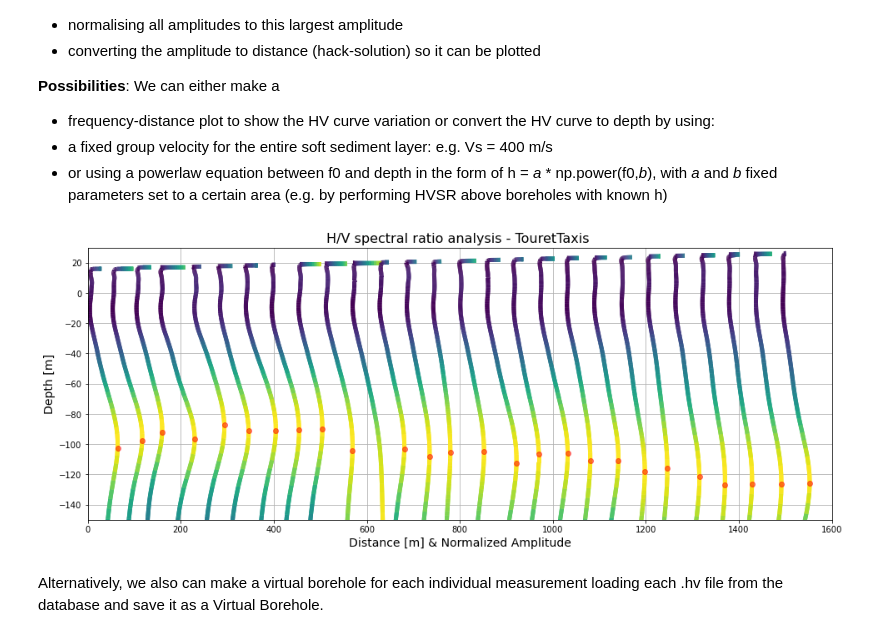
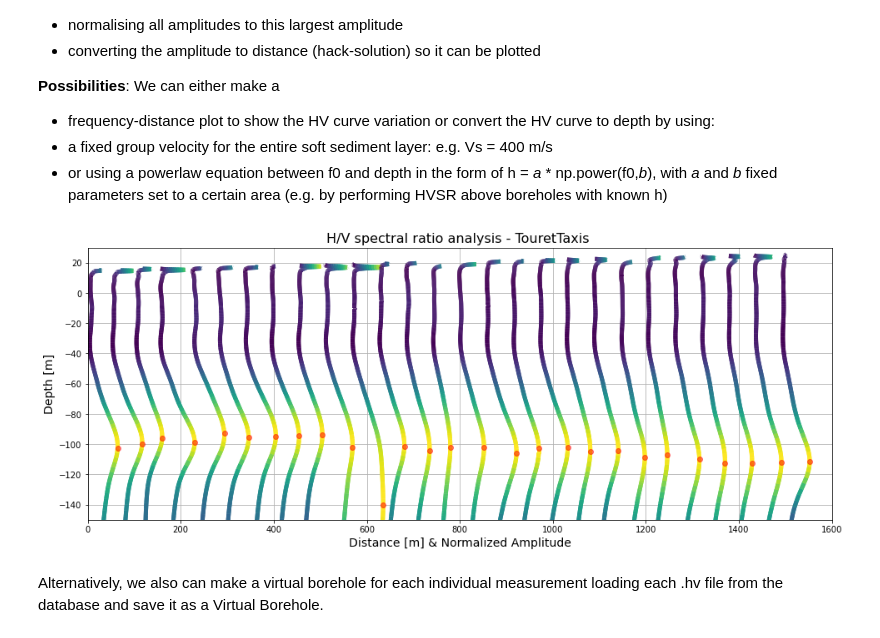
Before and after one commit to heinerigel/skience2023, a Jupyter notebook: 02_Tuesday/Afternoon/01_HVSR_Minionology_ex1_Brussels.ipynb, the cells around one changed output. Cells and saved outputs as stored; diff of their text form; code cells hidden in the pictures.

```diff
--- a/02_Tuesday/Afternoon/01_HVSR_Minionology_ex1_Brussels.ipynb
+++ b/02_Tuesday/Afternoon/01_HVSR_Minionology_ex1_Brussels.ipynb
@@ -480,7 +484,10 @@ for id, group in db_HVSR.groupby("H/V"):
         plt.scatter(A0, f0_avg, c = 'red', edgecolors = 'green', alpha = 0.5, zorder = 10 ,
                     label='$f_0$: %s Hz \n$A_0$: %s'%(round(f0_curve,2), round(A0_max_curve,1)))
 
-
+        # or get the values from a partial part of the HV curve and scatterplot
+        f_range, A_range, A_min_range, A_max_range = get_params_from_partial_HV_curve(HV_file, 10 , 100)
+        plt.scatter(A_range, f_range, c = 'blue', edgecolors = 'grey', alpha = 0.8, zorder = 10,
+                    label='$f_0$: %s Hz \n$A_0$: %s'%(round(f_range,2), round(A_range,1)))
 ax.set_yscale('log')
 plt.xlabel('H/V amplitude', fontsize = 14)
 plt.ylabel('Frequency ([Hz])', fontsize = 14)
@@ -508,13 +515,20 @@ db_HVSR = pd.read_csv(HV_database, encoding='latin')
 ### Choose which profile you want:
 freq_profile = False ## frequency profile of all HVs
 
-depth_profile_fixed = False #depth profile with frequency converted to depth with a fixed velocity
+depth_profile_fixed = True #depth profile with frequency converted to depth with a fixed velocity
 Vs = 400 #m/s
 
-depth_profile_powerlaw = True #depth profile with frequency converted to depth using a powerlaw equation
+depth_profile_powerlaw = False #depth profile with frequency converted to depth using a powerlaw equation
 a_pw = 88.631     # a value of the powerlaw
 b_pw = -1.683    # b value of the powerlaw
 
+### Give the exaggeration value to exaggerate the horizontal scale of the HV plots
+### e.g. h_exa = 1 will give virtual boreholes
+h_exa = 80
+
+#######################
+## Main program
+#######################
 # create plot
 fig, ax= plt.subplots(figsize=(16,6))
 
@@ -556,7 +570,7 @@ for k, _ in db_HVs.iterrows():
         # convert amplitudes to distances
         arrays = []
         for ar in [_.A0s, _.Amins, _.Amaxs]:
-            ar *= 80
+            ar *= h_exa
             ar += _.d_cumul
             arrays.append(ar)
         # if you want a frequency plot y = frequency values
@@ -572,34 +586,34 @@ for k, _ in db_HVs.iterrows():
         if depth_profile_powerlaw:
             y = a_pw * np.power(_.Freqs,b_pw)
             y= _.Z - y
 
         # color the lines
         colorline(arrays[0], y, _.A0s, cmap='viridis', linewidth=5)
         colorbar = colorline(arrays[0], y, _.A0s, cmap='viridis', linewidth=5)
 
         # scatterplot a dot on f0 and A0
         Amax_f0 = np.max(arrays[0])
         Fmax_f0 = y[np.argmax(arrays[0])]
         plt.scatter(Amax_f0, Fmax_f0, c = 'red', edgecolors = 'red', alpha = 0.5, zorder = 10)
 
 plt.gca().invert_yaxis()
 plt.ylim(0.5,100)
 
 if freq_profile:
         plt.ylabel("Frequency [Hz]",  fontsize=14)
         ax.set_yscale('log')
 else:
         plt.ylabel("Depth [m]",  fontsize=14)
         plt.ylim(-150,30)
 
 plt.xlabel("Distance [m] & Normalized Amplitude",  fontsize=14)
 id = '%s '%(db_HVSR["Comment"][0].split('_')[0])
 plt.title('H/V spectral ratio analysis - %s'%id,  fontsize=16)
 plt.xlim(0,1600)
 plt.grid()
 plt.savefig('Figures/HVSR_profile_Brussels.png', dpi=150)
 # %% [output]
-[figure, old version]
+[figure, new version]
 # %% [markdown]
 Alternatively, we also can make a virtual borehole for each individual measurement loading each .hv file from the database and save it as a Virtual Borehole.
 # %%
```
Also changed, not shown: parts of 9 cells of this notebook.
